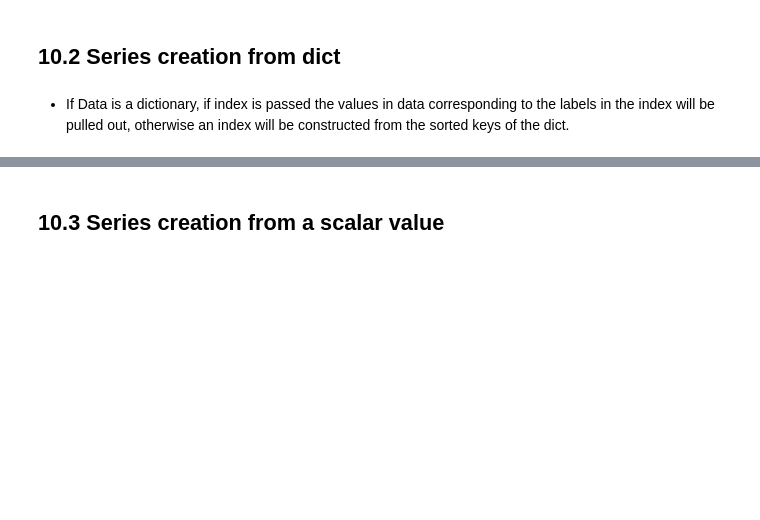
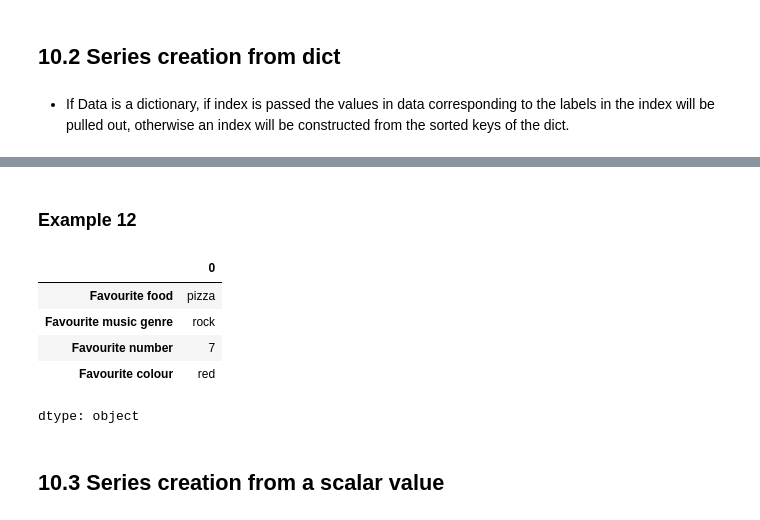
Before and after one commit to pvnkzn/Week1-Intro-to-Python, a Jupyter notebook: Introduction_to_Python.ipynb, the cells around one changed output, grey strips where cells are left out. Saved outputs shown, nothing was run; the diff lists cells and outputs as text; code cells hidden in the pictures; blank space fills up the shorter version.

```diff
--- a/Introduction_to_Python.ipynb
+++ b/Introduction_to_Python.ipynb
@@ -1099,4 +1121,17 @@ xyz    3
 dtype: int64
+# %% [markdown]
+### Example 12
+# %%
+#creating a series from a dictionary showing a person's favourite things
+favourites = {"Favourite food": "pizza", "Favourite music genre": "rock", "Favourite number": 7, "Favourite colour": "red"}
+pd.Series(favourites)
+# %% [output]
+|  | 0 |
+| Favourite food | pizza |
+| Favourite music genre | rock |
+| Favourite number | 7 |
+| Favourite colour | red |
+dtype: object
 # %% [markdown]
 ## 10.3 Series creation from a scalar value
 # %% [markdown]
```
Also changed, not shown: parts of 15 cells of this notebook.
